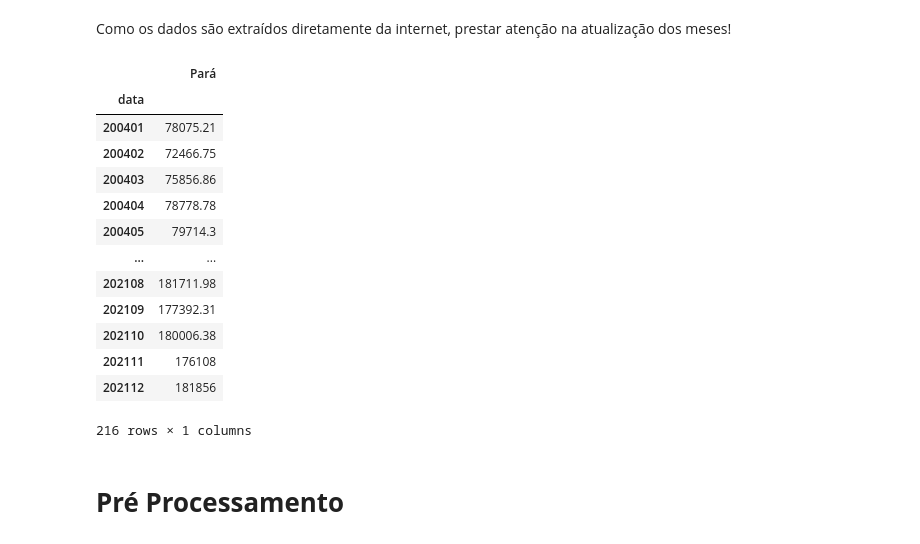
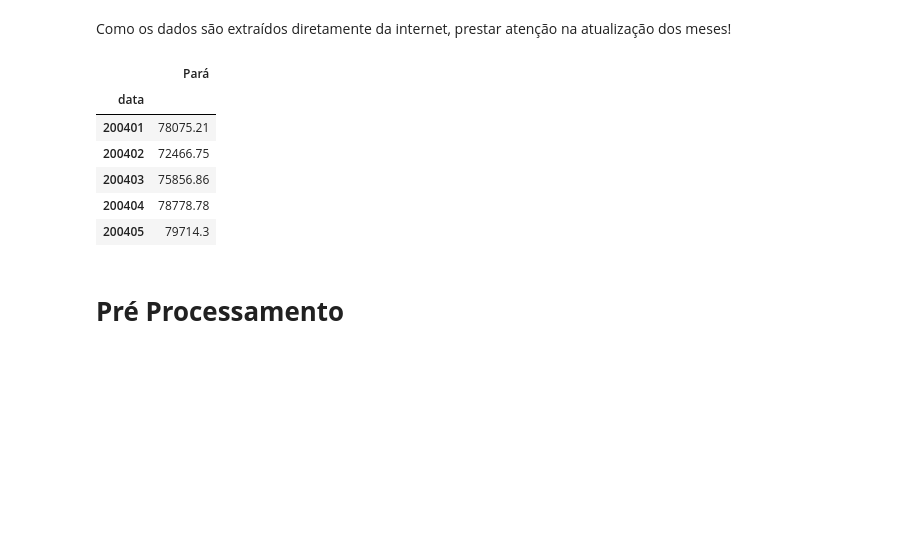
Before and after one commit to nicolycosta/RedesNeurais-SeriesTemporais, a Jupyter notebook: RNIPCA.ipynb, the cells around one changed output. Saved outputs shown, nothing was run; the diff lists cells and outputs as text; code cells hidden in the pictures; blank space fills up the shorter version.

```diff
--- a/RNIPCA.ipynb
+++ b/RNIPCA.ipynb
@@ -78,26 +78,18 @@ df.drop(columns = ['Ano', 'Mes'], inplace = True)
 df = df.set_index('data')
 df = df.iloc[:,:-1]
 df = df.dropna(axis=0)
-# %%
-s = df['Pará']
-serieNova = s
-serieNova.columns = ['ds', 'y']
-pd.DataFrame(data=serieNova)
-# %% [output]
-|  | Pará |
-| data |  |
-| 200401 | 78075.21 |
-| 200402 | 72466.75 |
-| 200403 | 75856.86 |
-| 200404 | 78778.78 |
-| 200405 | 79714.3 |
-| ... | ... |
-| 202108 | 181711.98 |
-| 202109 | 177392.31 |
-| 202110 | 180006.38 |
-| 202111 | 176108 |
-| 202112 | 181856 |
-216 rows × 1 columns
+# %%
+serie = df['Pará']
+serie = pd.DataFrame(data=serie)
+serie.head()
+# %% [output]
+|  | Pará |
+| data |  |
+| 200401 | 78075.21 |
+| 200402 | 72466.75 |
+| 200403 | 75856.86 |
+| 200404 | 78778.78 |
+| 200405 | 79714.3 |
 # %% [markdown]
 # **Pré Processamento**
 # %%
```
